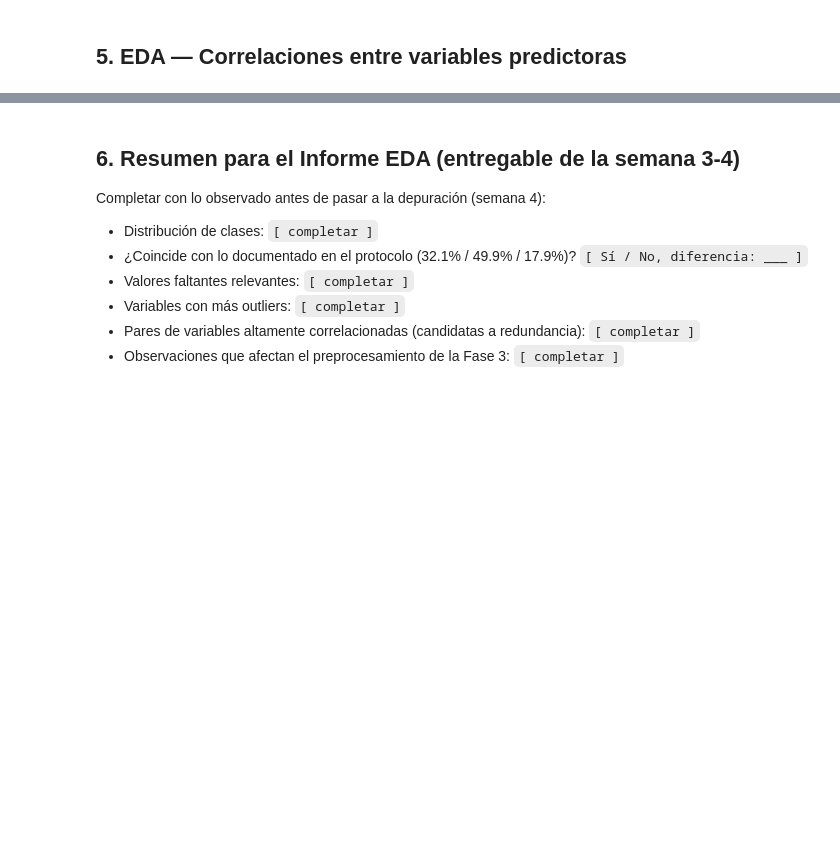
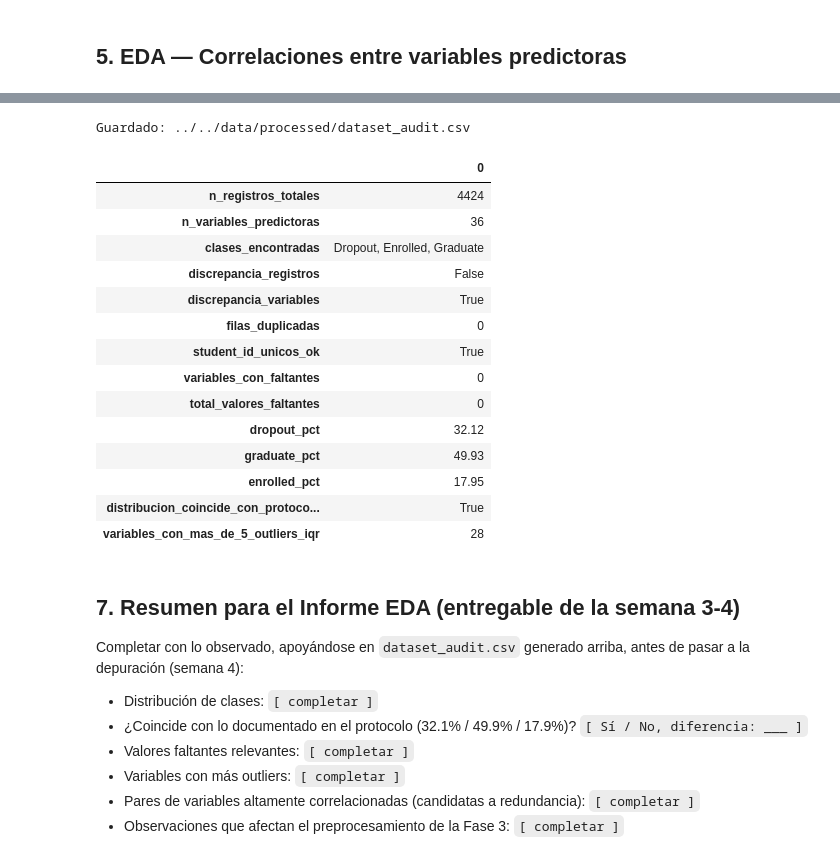
Before and after one commit to ResiliopeDAN/Proyecto-de-Modelado-de-Machine-Learning-para-la-Predicci-n-de-Deserci-n-estudiantil-universitaria, a Jupyter notebook: Laboratorio de Pruebas/Fase2_Adquisicion_Preparacion/01_Adquisicion_EDA.ipynb, the cells around one changed output, grey strips where cells are left out. Drawn from its saved outputs; the diff is of its cells as text; code cells hidden in the pictures; blank space fills up the shorter version.

```diff
--- a/Laboratorio de Pruebas/Fase2_Adquisicion_Preparacion/01_Adquisicion_EDA.ipynb
+++ b/Laboratorio de Pruebas/Fase2_Adquisicion_Preparacion/01_Adquisicion_EDA.ipynb
@@ -83,0 +169,6 @@ plt.show()
+# %%
+n_duplicados_totales = df.duplicated().sum()
+n_ids_unicos = df_metadata["student_id"].nunique()
+
+print(f"Filas totalmente duplicadas: {n_duplicados_totales}")
+print(f"student_id únicos: {n_ids_unicos} / {len(df_metadata)} -> {'OK' if n_ids_unicos == len(df_metadata) else 'DISCREPANCIA'}")
@@ -137,7 +278,51 @@ corr_pairs.drop_duplicates().head(15)
+# %%
+resumen_auditoria = {
+    "n_registros_totales": n_registros,
+    "n_variables_predictoras": n_variables,
+    "clases_encontradas": ", ".join(clases),
+    "discrepancia_registros": n_registros != 4424,
+    "discrepancia_variables": n_variables != 35,
+    "filas_duplicadas": int(n_duplicados_totales),
+    "student_id_unicos_ok": bool(n_ids_unicos == len(df_metadata)),
+    "variables_con_faltantes": int((faltantes > 0).sum()) if not faltantes.empty else 0,
+    "total_valores_faltantes": int(faltantes.sum()) if not faltantes.empty else 0,
+    "dropout_pct": round(float(porcentaje.get("Dropout", 0)), 2),
+    "graduate_pct": round(float(porcentaje.get("Graduate", 0)), 2),
+    "enrolled_pct": round(float(porcentaje.get("Enrolled", 0)), 2),
+    "distribucion_coincide_con_protocolo_v2": all([
+        abs(float(porcentaje.get("Dropout", 0)) - 32.1) < 1,
+        abs(float(porcentaje.get("Graduate", 0)) - 49.9) < 1,
+        abs(float(porcentaje.get("Enrolled", 0)) - 17.9) < 1,
+    ]),
+    "variables_con_mas_de_5_outliers_iqr": int((outliers_resumen > 5).sum()),
+}
+
+df_audit_general = pd.DataFrame([resumen_auditoria])
+ruta_audit = "../../data/processed/dataset_audit.csv"
+df_audit_general.to_csv(ruta_audit, index=False)
+print(f"Guardado: {ruta_audit}")
+df_audit_general.T
+# %% [output]
+Guardado: ../../data/processed/dataset_audit.csv
+|  | 0 |
+| n_registros_totales | 4424 |
+| n_variables_predictoras | 36 |
+| clases_encontradas | Dropout, Enrolled, Graduate |
+| discrepancia_registros | False |
+| discrepancia_variables | True |
+| filas_duplicadas | 0 |
+| student_id_unicos_ok | True |
+| variables_con_faltantes | 0 |
+| total_valores_faltantes | 0 |
+| dropout_pct | 32.12 |
+| graduate_pct | 49.93 |
+| enrolled_pct | 17.95 |
+| distribucion_coincide_con_protoco... | True |
+| variables_con_mas_de_5_outliers_iqr | 28 |
 # %% [markdown]
-## 6. Resumen para el Informe EDA (entregable de la semana 3-4)
+## 7. Resumen para el Informe EDA (entregable de la semana 3-4)
 
-Completar con lo observado antes de pasar a la depuración (semana 4):
+Completar con lo observado, apoyándose en `dataset_audit.csv` generado arriba, antes de pasar a la depuración (semana 4):
 
 - Distribución de clases: `[ completar ]`
 - ¿Coincide con lo documentado en el protocolo (32.1% / 49.9% / 17.9%)? `[ Sí / No, diferencia: ___ ]`
```
Also changed, not shown: parts of 29 cells of this notebook, 41 other files.
